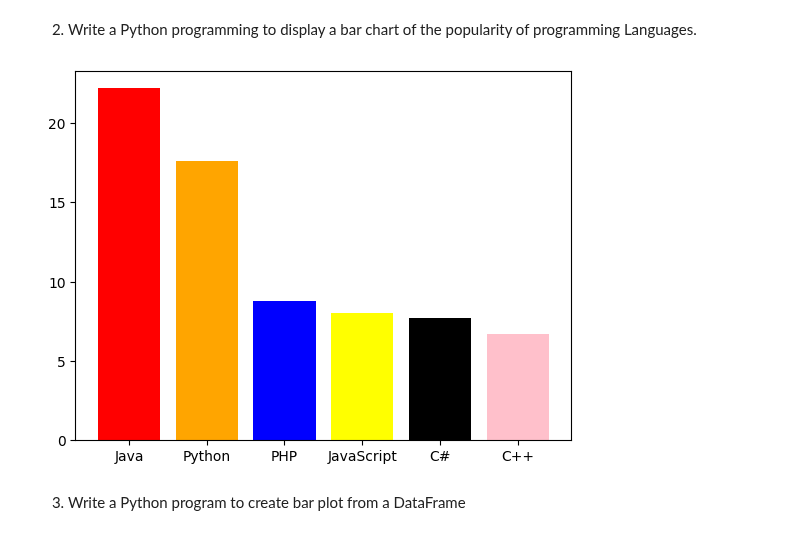
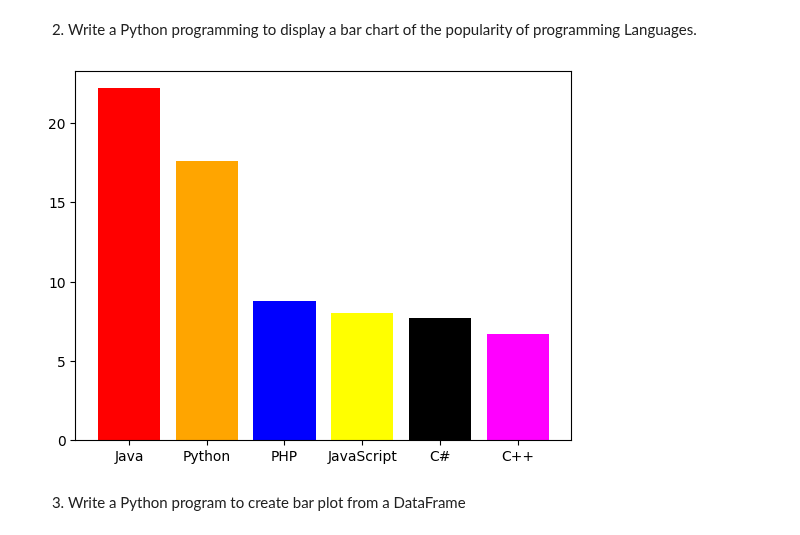
Before and after one commit to Sath2003/DAV, a Jupyter notebook: ASSIGNMENT.ipynb, the cells around one changed output. Cells and saved outputs as stored; diff of their text form; code cells hidden in the pictures.

```diff
--- a/ASSIGNMENT.ipynb
+++ b/ASSIGNMENT.ipynb
@@ -28,12 +28,12 @@ plt.show()
 # %%
 data1 = pd.read_csv('/workspaces/DAV/Piechart.csv')
 languages = data1['Programminglanguages']
 popularity = data1['Popularity']
-c = ['red','orange','blue','yellow','black','pink']
+c = ['red','orange','blue','yellow','black','MAGENTA']
 plt.bar(languages,height = popularity,color=c)
 plt.show()
 # %% [output]
-[figure, old version]
+[figure, new version]
 # %% [markdown]
 3. Write a Python program to create bar plot from a DataFrame
 # %%
```
